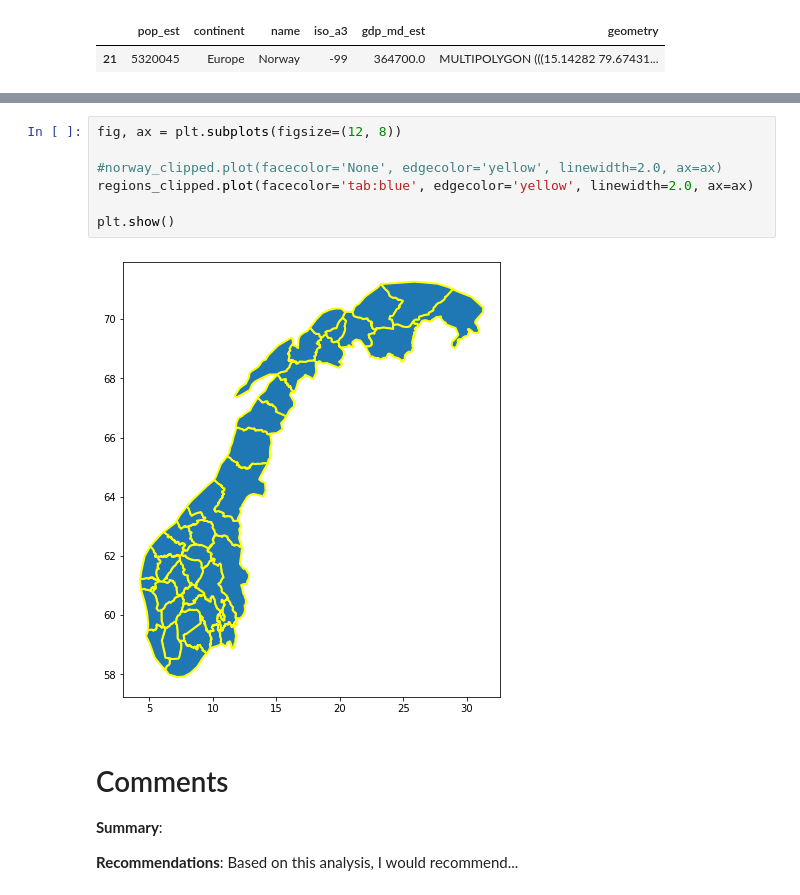
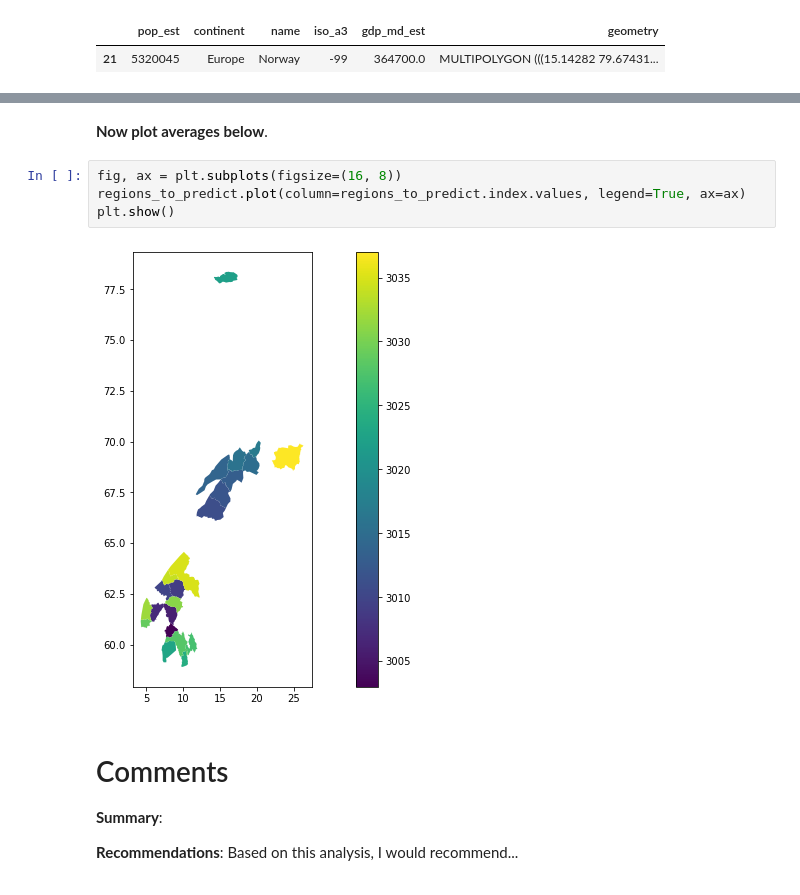
Before and after one commit to NVE/avalanche_ml, a Jupyter notebook: notebooks/analysis/0_distributions.ipynb, the cells around one changed output, grey strips where cells are left out. Drawn from its saved outputs; the diff is of its cells as text.

```diff
--- a/notebooks/analysis/0_distributions.ipynb
+++ b/notebooks/analysis/0_distributions.ipynb
@@ -779,12 +775,11 @@ regions_clipped = regions.drop(to_clip)
-# %%
-fig, ax = plt.subplots(figsize=(12, 8))
-
-#norway_clipped.plot(facecolor='None', edgecolor='yellow', linewidth=2.0, ax=ax)
-regions_clipped.plot(facecolor='tab:blue', edgecolor='yellow', linewidth=2.0, ax=ax)
-
-plt.show()
-# %% [output]
-[figure, removed]
+# %% [markdown]
+**Now plot averages below**.
+# %%
+fig, ax = plt.subplots(figsize=(16, 8))
+regions_to_predict.plot(column=regions_to_predict.index.values, legend=True, ax=ax)
+plt.show()
+# %% [output]
+[figure, added]
 # %% [markdown]
 # Comments
 
```
Also changed, not shown: parts of 23 cells of this notebook.
